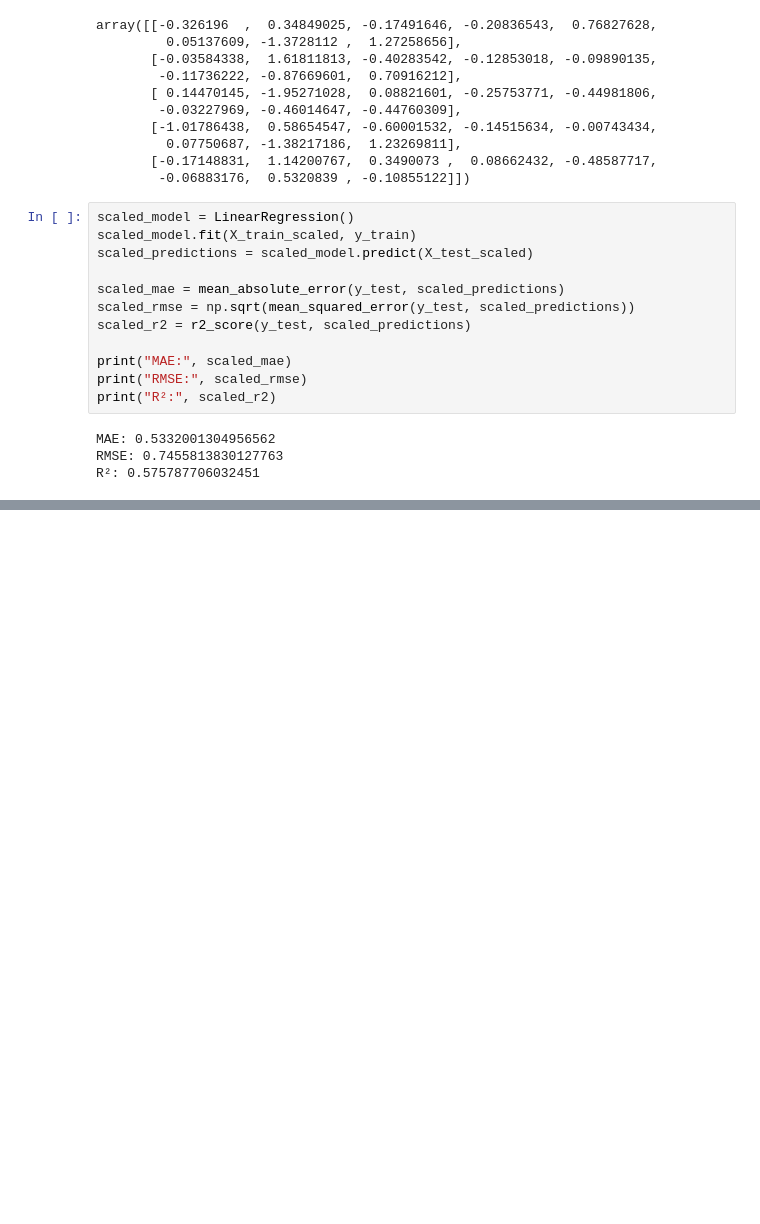
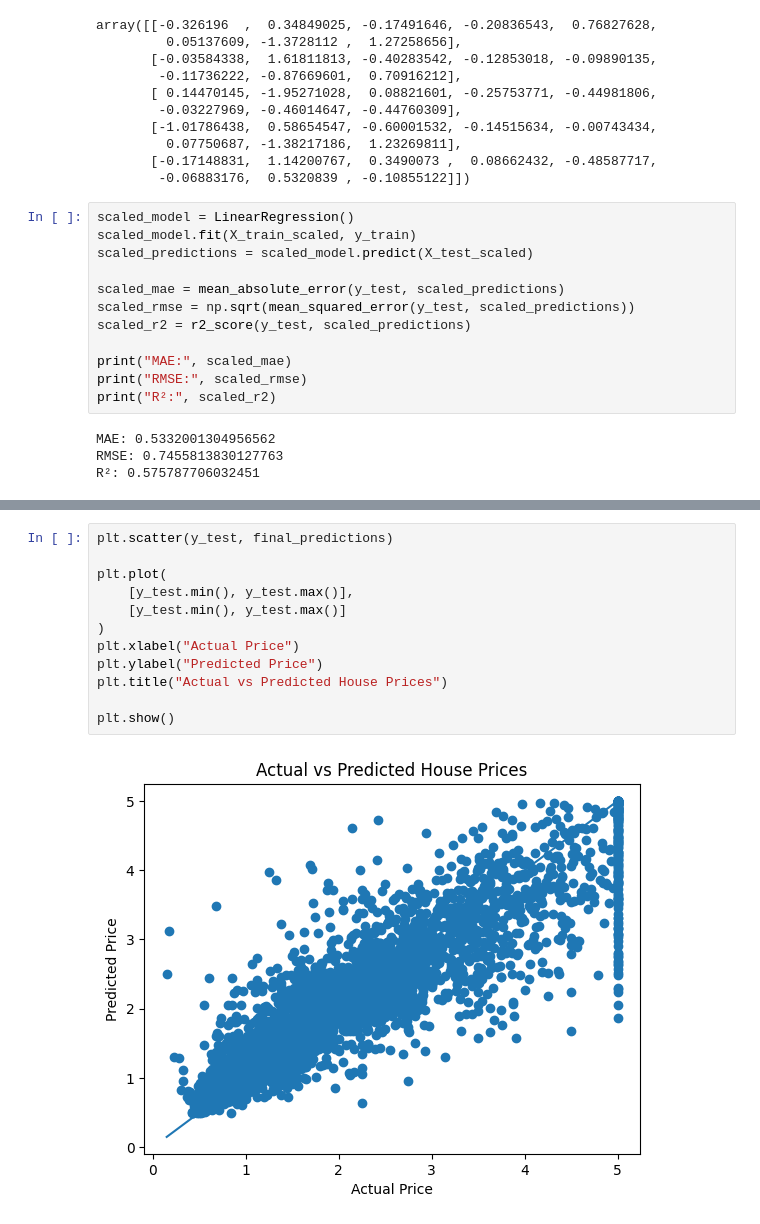
Before and after one commit to aimbxt/housing-price-predictor, a Jupyter notebook: notebooks/analysis.ipynb, the cells around one changed output, grey strips where cells are left out. Saved outputs shown, nothing was run; the diff lists cells and outputs as text; blank space fills up the shorter version.

```diff
--- a/notebooks/analysis.ipynb
+++ b/notebooks/analysis.ipynb
@@ -231,0 +285,14 @@ importance.sort_values(
+# %%
+plt.scatter(y_test, final_predictions)
+
+plt.plot(
+    [y_test.min(), y_test.max()],
+    [y_test.min(), y_test.max()]
+)
+plt.xlabel("Actual Price")
+plt.ylabel("Predicted Price")
+plt.title("Actual vs Predicted House Prices")
+
+plt.show()
+# %% [output]
+[figure, added]
```
Also changed, not shown: parts of 7 cells of this notebook.
